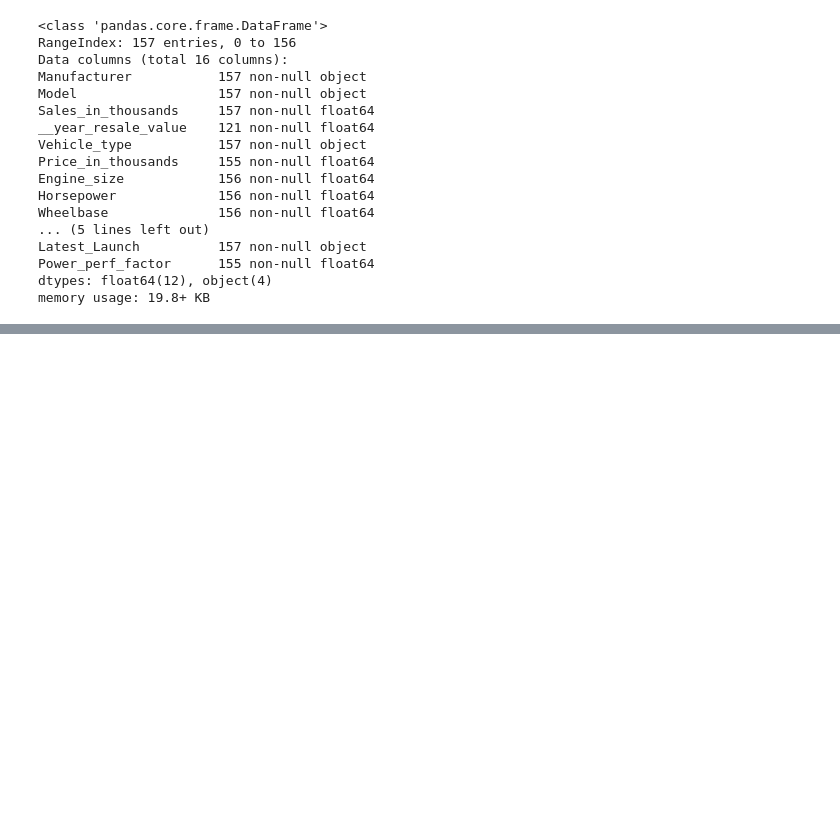
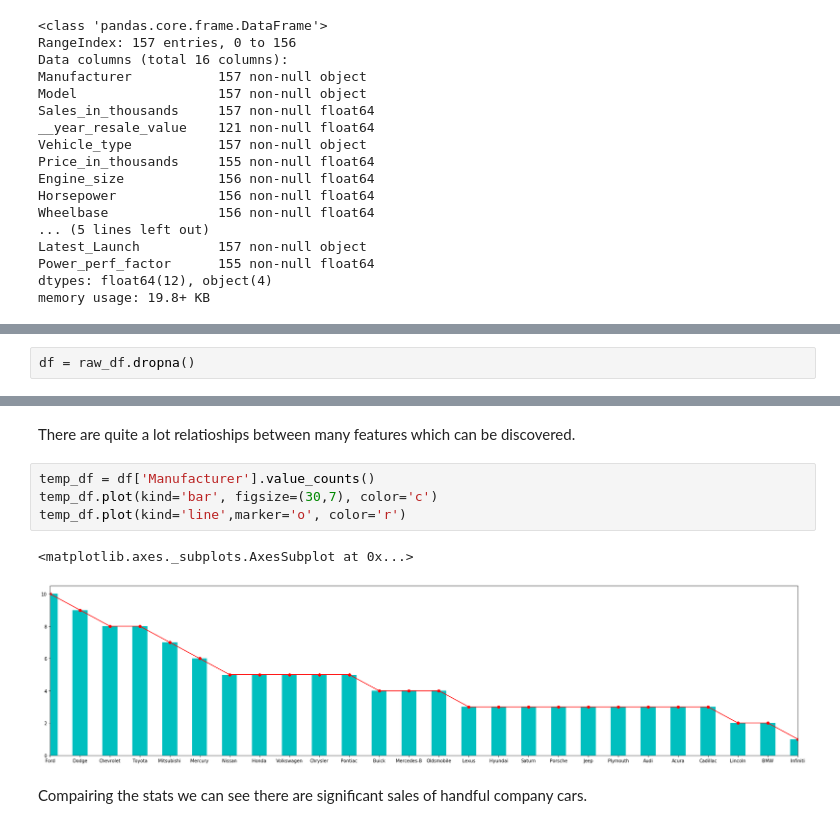
Before and after one commit to RitvikDayal/Car-Sales-Analysis, a Jupyter notebook: Car_Sales_Analysis.ipynb, the cells around one changed output, grey strips where cells are left out. Saved outputs shown, nothing was run; the diff lists cells and outputs as text; blank space fills up the shorter version.

```diff
--- a/Car_Sales_Analysis.ipynb
+++ b/Car_Sales_Analysis.ipynb
@@ -44,3 +32,5 @@ import matplotlib.pyplot as plt
+# %%
+df = raw_df.dropna()
 # %%
 figure = plt.figure(figsize=(15,8))
 axes = figure.subplots(1,1)
@@ -48,3 +38,14 @@ sns.heatmap(raw_df.corr(), ax= axes, annot=True, linewidths=.5, fmt= '.1f')
 # %% [output]
 <matplotlib.axes._subplots.AxesSubplot at 0x...>
 [figure]
+# %% [markdown]
+There are quite a lot relatioships between many features which can be discovered.
+# %%
+temp_df = df['Manufacturer'].value_counts()
+temp_df.plot(kind='bar', figsize=(30,7), color='c')
+temp_df.plot(kind='line',marker='o', color='r')
+# %% [output]
+<matplotlib.axes._subplots.AxesSubplot at 0x...>
+[figure, added]
+# %% [markdown]
+Compairing the stats we can see there are significant sales of handful company cars.
```
Also changed, not shown: parts of 7 cells of this notebook.
